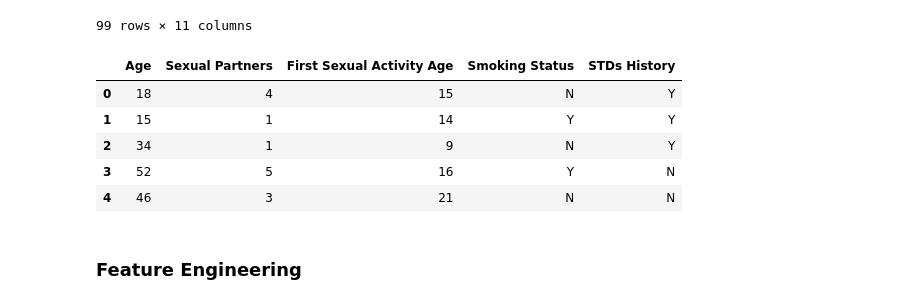
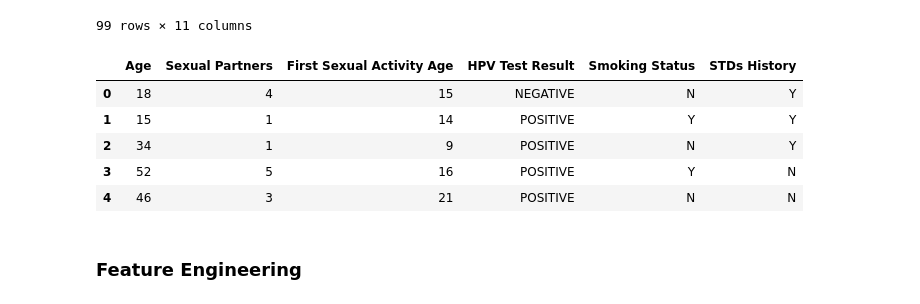
Before and after one commit to mwisechacha/shescreen-ds, a Jupyter notebook: analysis.ipynb, the cells around one changed output. Cells and saved outputs as stored; diff of their text form; code cells hidden in the pictures.

```diff
--- a/analysis.ipynb
+++ b/analysis.ipynb
@@ -350,15 +350,15 @@ cerv_df
 | 99 | 59 | 6 | 22 | POSITIVE | Y | N | ... |
 99 rows × 11 columns
 # %%
-cerv_risk_attr = cerv_df.drop(columns=['HPV Test Result', 'Pap Smear Result', 'Recommended Action', 'Region', 'Screening Type Last', 'Insrance Covered'], axis=1)
+cerv_risk_attr = cerv_df.drop(columns=['Pap Smear Result', 'Recommended Action', 'Region', 'Screening Type Last', 'Insrance Covered'], axis=1)
 cerv_risk_attr.head()
 # %% [output]
-|  | Age | Sexual Partners | First Sexual Activity Age | Smoking Status | STDs History |
-| 0 | 18 | 4 | 15 | N | Y |
-| 1 | 15 | 1 | 14 | Y | Y |
-| 2 | 34 | 1 | 9 | N | Y |
-| 3 | 52 | 5 | 16 | Y | N |
-| 4 | 46 | 3 | 21 | N | N |
+|  | Age | Sexual Partners | First Sexual Activity Age | HPV Test Result | Smoking Status | STDs History |
+| 0 | 18 | 4 | 15 | NEGATIVE | N | Y |
+| 1 | 15 | 1 | 14 | POSITIVE | Y | Y |
+| 2 | 34 | 1 | 9 | POSITIVE | N | Y |
+| 3 | 52 | 5 | 16 | POSITIVE | Y | N |
+| 4 | 46 | 3 | 21 | POSITIVE | N | N |
 # %% [markdown]
 ### Feature Engineering
 # %%
```
Also changed, not shown: parts of 25 cells of this notebook, 1 other file.
